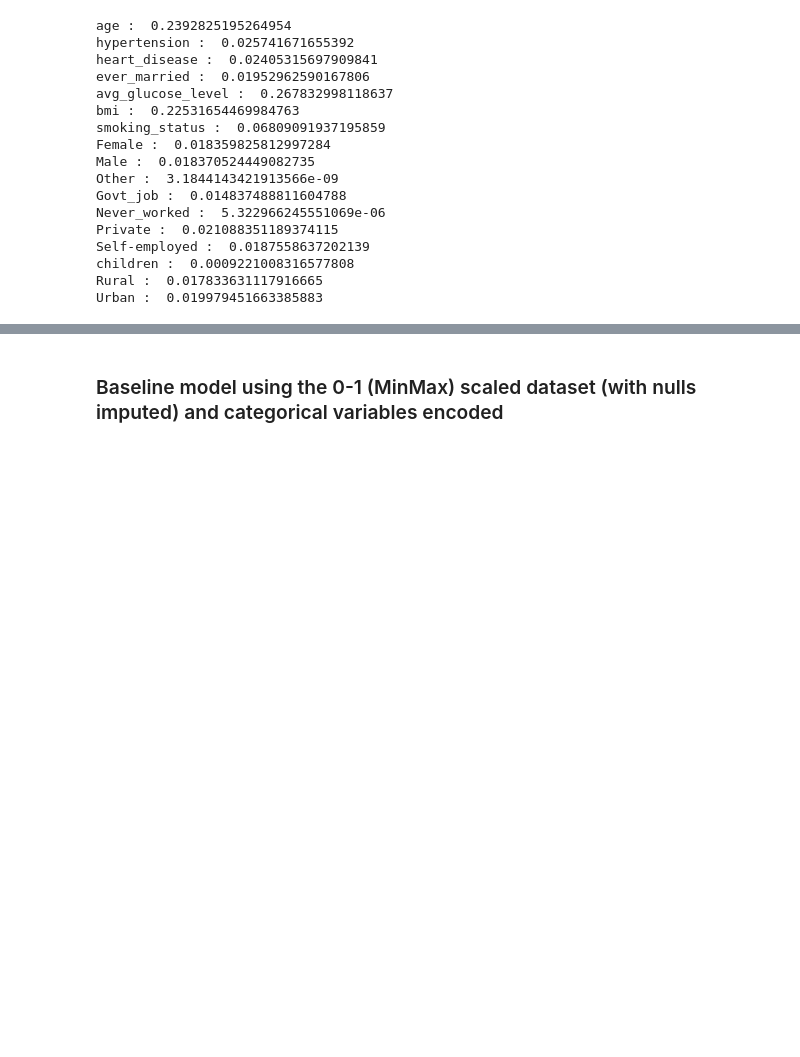
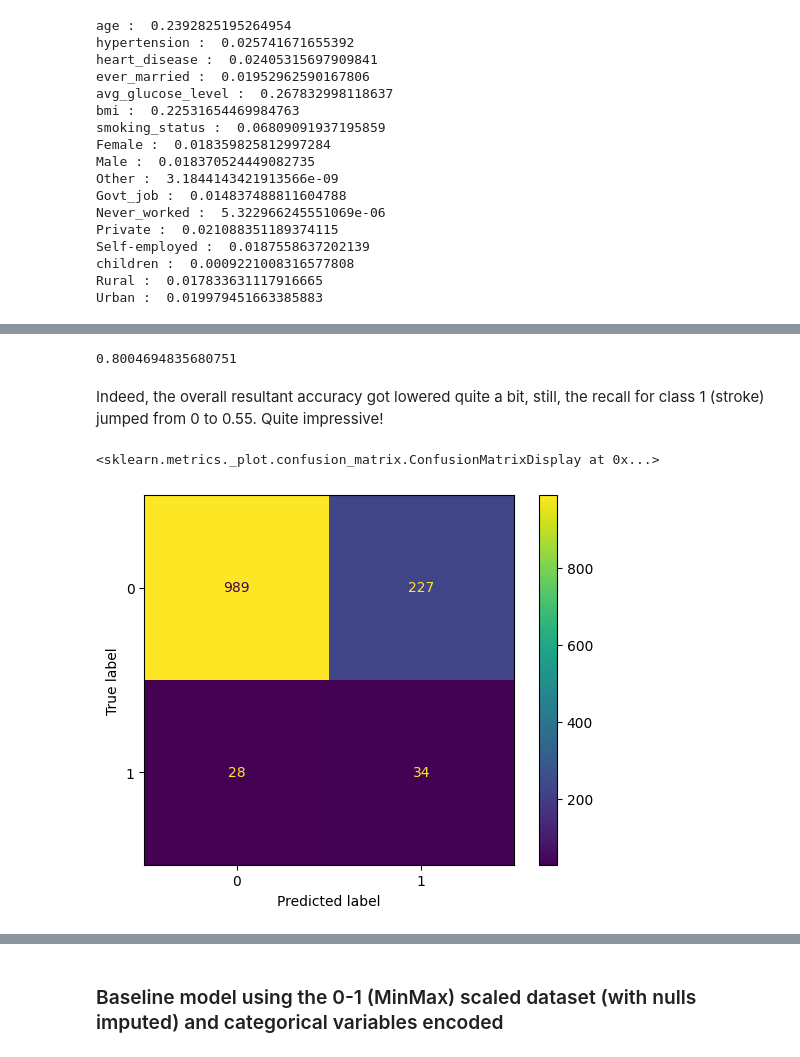
Before and after one commit to Kakackle/ml_zoo, a Jupyter notebook: dirty_notebooks/stroke_prediction.ipynb, the cells around one changed output, grey strips where cells are left out. Cells and saved outputs as stored; diff of their text form; code cells hidden in the pictures; blank space fills up the shorter version.

```diff
--- a/dirty_notebooks/stroke_prediction.ipynb
+++ b/dirty_notebooks/stroke_prediction.ipynb
@@ -669,0 +705,3 @@ Urban :  0.019979451663385883
+# %%
+preds_thresh = (forest.predict_proba(X_test)[:,1] >= 0.1).astype('int')
+preds_thresh
@@ -669,0 +730,15 @@ Urban :  0.019979451663385883
+# %%
+acc_thresh = accuracy_score(y_test, preds_thresh)
+acc_thresh
+# %% [output]
+0.8004694835680751
+# %% [markdown]
+Indeed, the overall resultant accuracy got lowered quite a bit, still, the recall for class 1 (stroke) jumped from 0 to 0.55. Quite impressive!
+# %%
+cm_thresh = confusion_matrix(y_test, preds_thresh)
+cm_disp_thresh = ConfusionMatrixDisplay(confusion_matrix=cm_thresh,
+                              display_labels=forest.classes_)
+cm_disp_thresh.plot()
+# %% [output]
+<sklearn.metrics._plot.confusion_matrix.ConfusionMatrixDisplay at 0x...>
+[figure, added]
```
Also changed, not shown: parts of 93 cells of this notebook, 3 other files.
